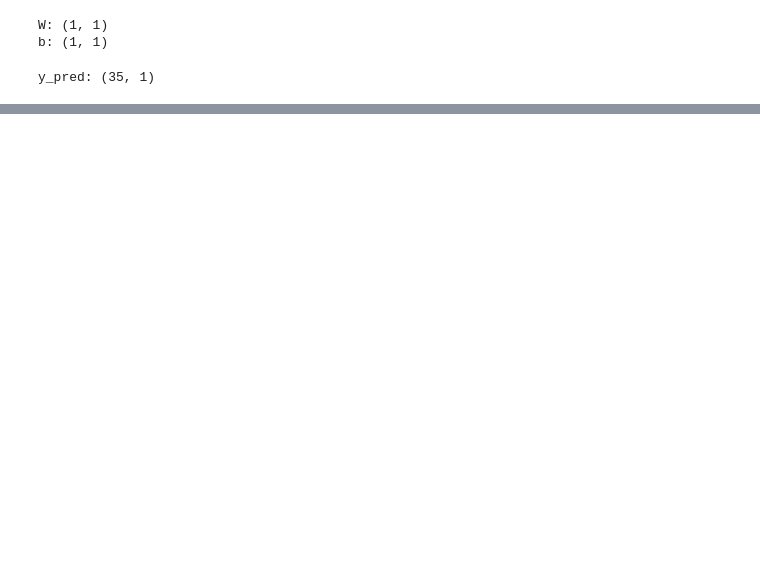
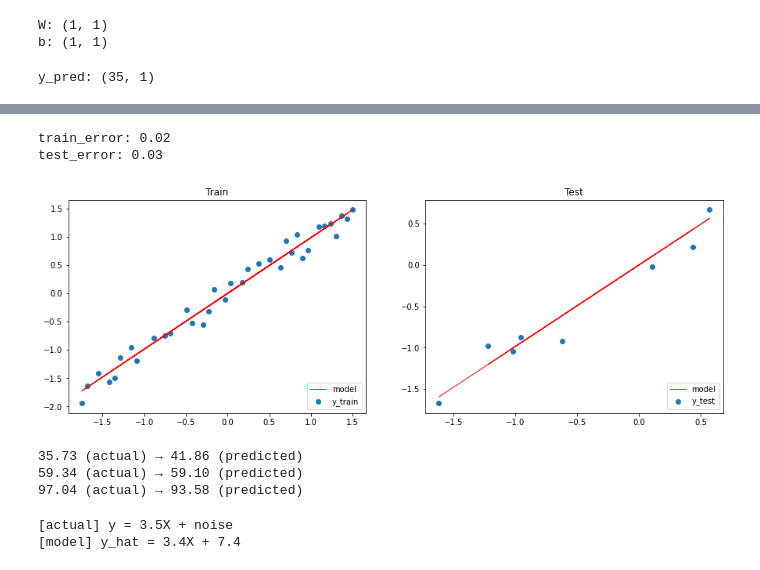
Before and after one commit to bhuiyanmobasshir94/Made-With-ML, a Jupyter notebook: machine-learning/linear_regression.ipynb, the cells around one changed output, grey strips where cells are left out. Saved outputs shown, nothing was run; the diff lists cells and outputs as text; code cells hidden in the pictures; blank space fills up the shorter version.

```diff
--- a/machine-learning/linear_regression.ipynb
+++ b/machine-learning/linear_regression.ipynb
@@ -236,0 +333,13 @@ plt.show()
+# %%
+class LinearRegression(nn.Module):
+    def __init__(self, input_dim, output_dim):
+        super(LinearRegression, self).__init__()
+        self.fc1 = nn.Linear(input_dim, output_dim)
+
+    def forward(self, x_in):
+        y_pred = self.fc1(x_in)
+        return y_pred
+# %%
+# Initialize model
+model = LinearRegression(input_dim=INPUT_DIM, output_dim=OUTPUT_DIM)
+print (model.named_parameters)
@@ -236,0 +363,8 @@ plt.show()
+# %%
+# Convert data to tensors
+X_train = torch.Tensor(X_train)
+y_train = torch.Tensor(y_train)
+X_val = torch.Tensor(X_val)
+y_val = torch.Tensor(y_val)
+X_test = torch.Tensor(X_test)
+y_test = torch.Tensor(y_test)
@@ -236,0 +397,35 @@ plt.show()
+# %%
+# Predictions
+pred_train = model(X_train)
+pred_test = model(X_test)
+# %%
+# Performance
+train_error = loss_fn(pred_train, y_train)
+test_error = loss_fn(pred_test, y_test)
+print(f"train_error: {train_error:.2f}")
+print(f"test_error: {test_error:.2f}")
+# %% [output]
+train_error: 0.02
+test_error: 0.03
+# %%
+# Figure size
+plt.figure(figsize=(15,5))
+
+# Plot train data
+plt.subplot(1, 2, 1)
+plt.title("Train")
+plt.scatter(X_train, y_train, label="y_train")
+plt.plot(X_train, pred_train.detach().numpy(), color="red", linewidth=1, linestyle="-", label="model")
+plt.legend(loc="lower right")
+
+# Plot test data
+plt.subplot(1, 2, 2)
+plt.title("Test")
+plt.scatter(X_test, y_test, label='y_test')
+plt.plot(X_test, pred_test.detach().numpy(), color="red", linewidth=1, linestyle="-", label="model")
+plt.legend(loc="lower right")
+
+# Show plots
+plt.show()
+# %% [output]
+[figure, added]
@@ -236,0 +437,20 @@ plt.show()
+# %%
+# Unstandardize predictions
+pred_infer = model(X_infer).detach().numpy() * np.sqrt(y_scaler.var_) + y_scaler.mean_
+for i, index in enumerate(sample_indices):
+    print (f"{df.iloc[index, 1]:.2f} (actual) → {pred_infer[i][0]:.2f} (predicted)")
+# %% [output]
+35.73 (actual) → 41.86 (predicted)
+59.34 (actual) → 59.10 (predicted)
+97.04 (actual) → 93.58 (predicted)
+# %%
+# Unstandardize coefficients
+W = model.fc1.weight.data.numpy()[0][0]
+b = model.fc1.bias.data.numpy()[0]
+W_unscaled = W * (y_scaler.scale_/X_scaler.scale_)
+b_unscaled = b * y_scaler.scale_ + y_scaler.mean_ - np.sum(W_unscaled*X_scaler.mean_)
+print ("[actual] y = 3.5X + noise")
+print (f"[model] y_hat = {W_unscaled[0]:.1f}X + {b_unscaled[0]:.1f}")
+# %% [output]
+[actual] y = 3.5X + noise
+[model] y_hat = 3.4X + 7.4
```
Also changed, not shown: parts of 37 cells of this notebook.
